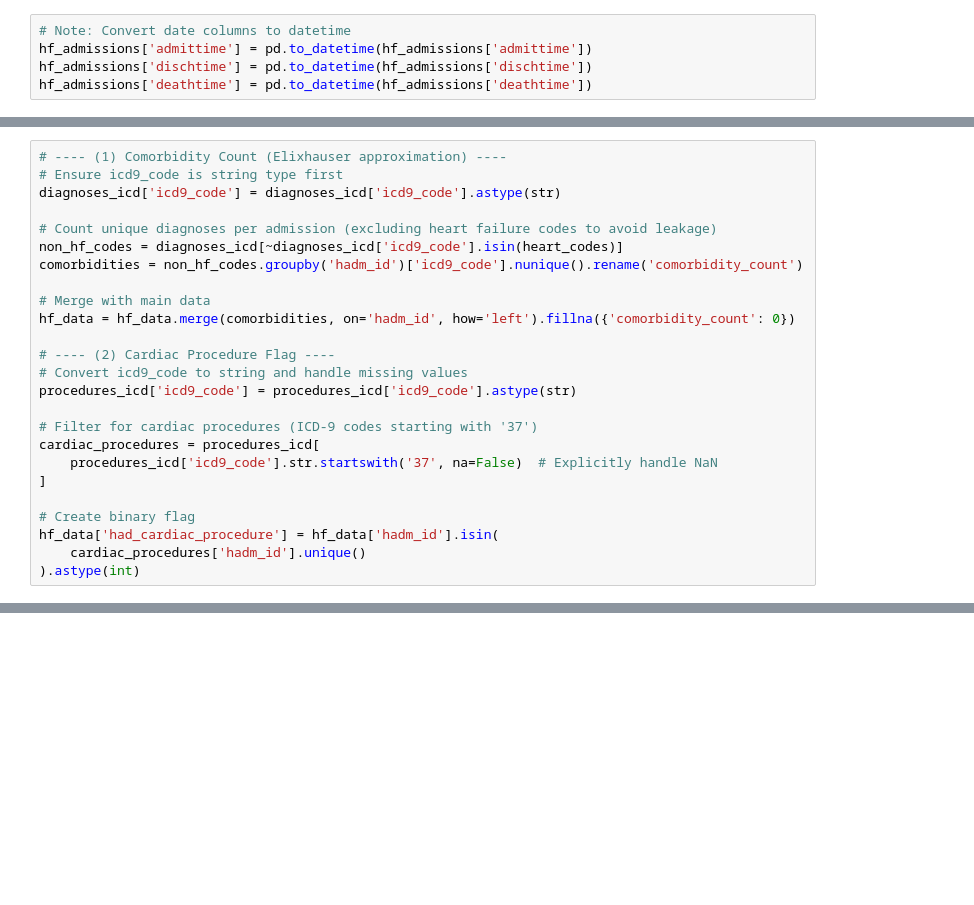
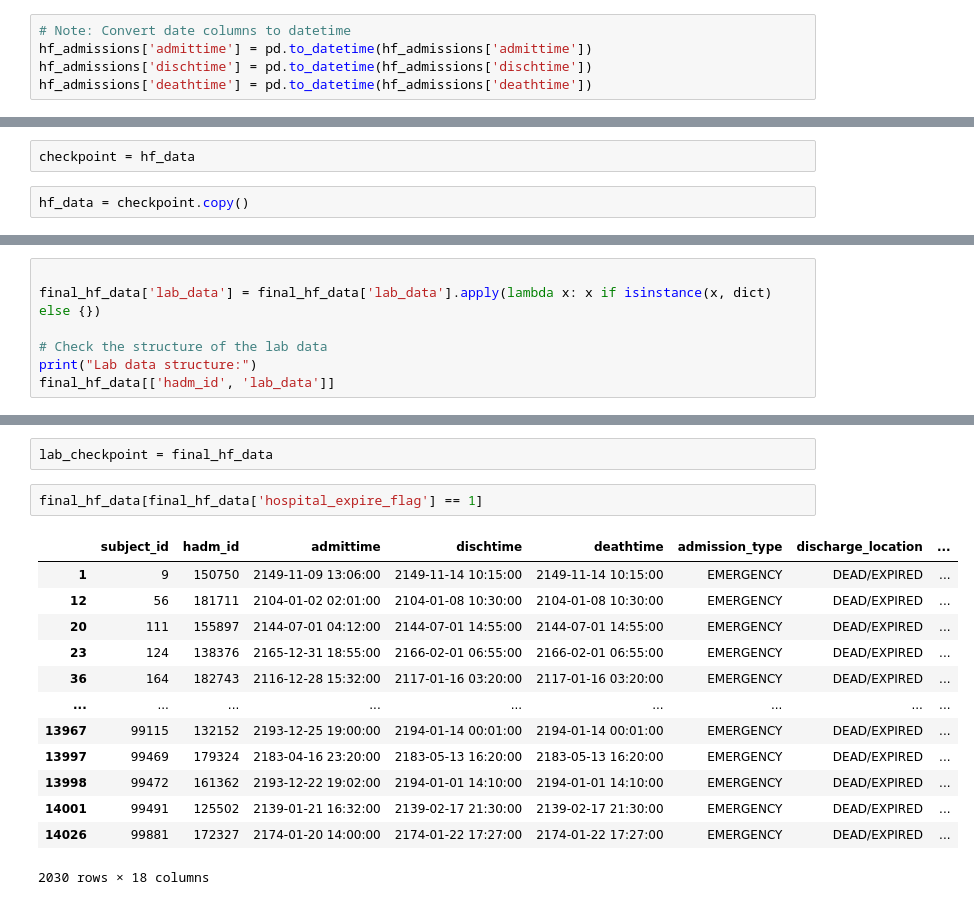
Before and after one commit to Adi-Ida404/hf-readmission, a Jupyter notebook: processed/eda.ipynb, the cells around one changed output, grey strips where cells are left out. Cells and saved outputs as stored; diff of their text form; blank space fills up the shorter version.

```diff
--- a/processed/eda.ipynb
+++ b/processed/eda.ipynb
@@ -265,25 +120,0 @@ hf_data = hf_data.merge(lab_summary, on='hadm_id', how='left')
-# %%
-# ---- (1) Comorbidity Count (Elixhauser approximation) ----
-# Ensure icd9_code is string type first
-diagnoses_icd['icd9_code'] = diagnoses_icd['icd9_code'].astype(str)
-
-# Count unique diagnoses per admission (excluding heart failure codes to avoid leakage)
-non_hf_codes = diagnoses_icd[~diagnoses_icd['icd9_code'].isin(heart_codes)]
-comorbidities = non_hf_codes.groupby('hadm_id')['icd9_code'].nunique().rename('comorbidity_count')
-
-# Merge with main data
-hf_data = hf_data.merge(comorbidities, on='hadm_id', how='left').fillna({'comorbidity_count': 0})
-
-# ---- (2) Cardiac Procedure Flag ----
-# Convert icd9_code to string and handle missing values
-procedures_icd['icd9_code'] = procedures_icd['icd9_code'].astype(str)
-
-# Filter for cardiac procedures (ICD-9 codes starting with '37')
-cardiac_procedures = procedures_icd[
-    procedures_icd['icd9_code'].str.startswith('37', na=False)  # Explicitly handle NaN
-]
-
-# Create binary flag
-hf_data['had_cardiac_procedure'] = hf_data['hadm_id'].isin(
-    cardiac_procedures['hadm_id'].unique()
-).astype(int)
@@ -446,0 +350,4 @@ weighted avg       0.00      0.07      0.01      4170
+# %%
+checkpoint = hf_data
+# %%
+hf_data = checkpoint.copy()
@@ -446,0 +425,7 @@ weighted avg       0.00      0.07      0.01      4170
+# %%
+
+final_hf_data['lab_data'] = final_hf_data['lab_data'].apply(lambda x: x if isinstance(x, dict) else {})
+
+# Check the structure of the lab data
+print("Lab data structure:")
+final_hf_data[['hadm_id', 'lab_data']]
@@ -446,0 +447,18 @@ weighted avg       0.00      0.07      0.01      4170
+# %%
+lab_checkpoint = final_hf_data
+# %%
+final_hf_data[final_hf_data['hospital_expire_flag'] == 1]
+# %% [output]
+|  | subject_id | hadm_id | admittime | dischtime | deathtime | admission_type | discharge_location | ... |
+| 1 | 9 | 150750 | 2149-11-09 13:06:00 | 2149-11-14 10:15:00 | 2149-11-14 10:15:00 | EMERGENCY | DEAD/EXPIRED | ... |
+| 12 | 56 | 181711 | 2104-01-02 02:01:00 | 2104-01-08 10:30:00 | 2104-01-08 10:30:00 | EMERGENCY | DEAD/EXPIRED | ... |
+| 20 | 111 | 155897 | 2144-07-01 04:12:00 | 2144-07-01 14:55:00 | 2144-07-01 14:55:00 | EMERGENCY | DEAD/EXPIRED | ... |
+| 23 | 124 | 138376 | 2165-12-31 18:55:00 | 2166-02-01 06:55:00 | 2166-02-01 06:55:00 | EMERGENCY | DEAD/EXPIRED | ... |
+| 36 | 164 | 182743 | 2116-12-28 15:32:00 | 2117-01-16 03:20:00 | 2117-01-16 03:20:00 | EMERGENCY | DEAD/EXPIRED | ... |
+| ... | ... | ... | ... | ... | ... | ... | ... | ... |
+| 13967 | 99115 | 132152 | 2193-12-25 19:00:00 | 2194-01-14 00:01:00 | 2194-01-14 00:01:00 | EMERGENCY | DEAD/EXPIRED | ... |
+| 13997 | 99469 | 179324 | 2183-04-16 23:20:00 | 2183-05-13 16:20:00 | 2183-05-13 16:20:00 | EMERGENCY | DEAD/EXPIRED | ... |
+| 13998 | 99472 | 161362 | 2193-12-22 19:02:00 | 2194-01-01 14:10:00 | 2194-01-01 14:10:00 | EMERGENCY | DEAD/EXPIRED | ... |
+| 14001 | 99491 | 125502 | 2139-01-21 16:32:00 | 2139-02-17 21:30:00 | 2139-02-17 21:30:00 | EMERGENCY | DEAD/EXPIRED | ... |
+| 14026 | 99881 | 172327 | 2174-01-20 14:00:00 | 2174-01-22 17:27:00 | 2174-01-22 17:27:00 | EMERGENCY | DEAD/EXPIRED | ... |
+2030 rows × 18 columns
```
Also changed, not shown: parts of 38 cells of this notebook.
